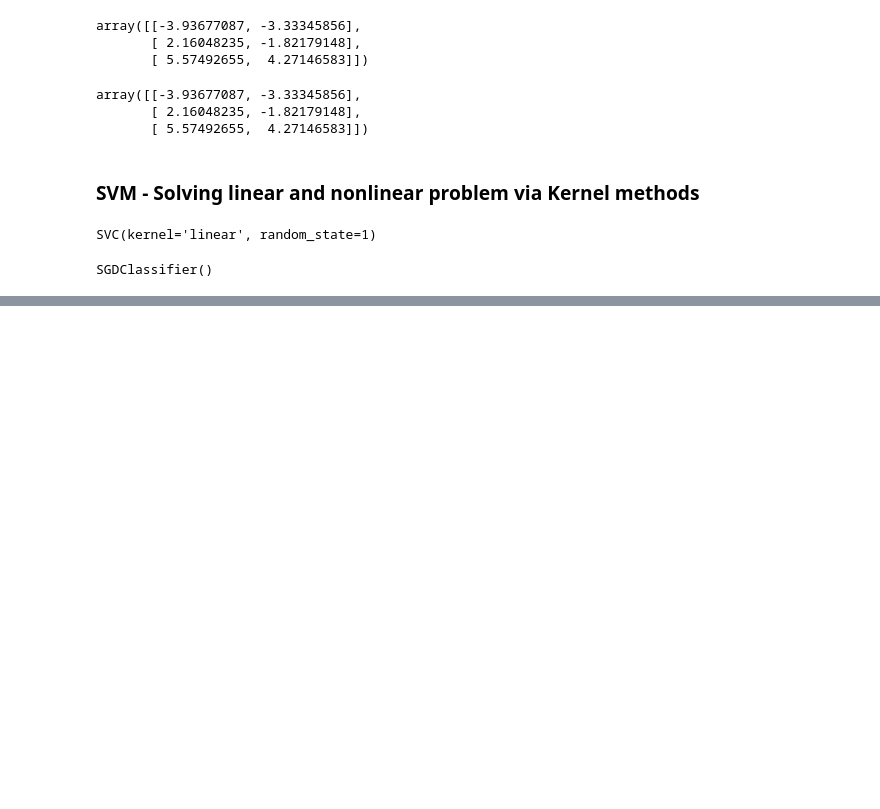
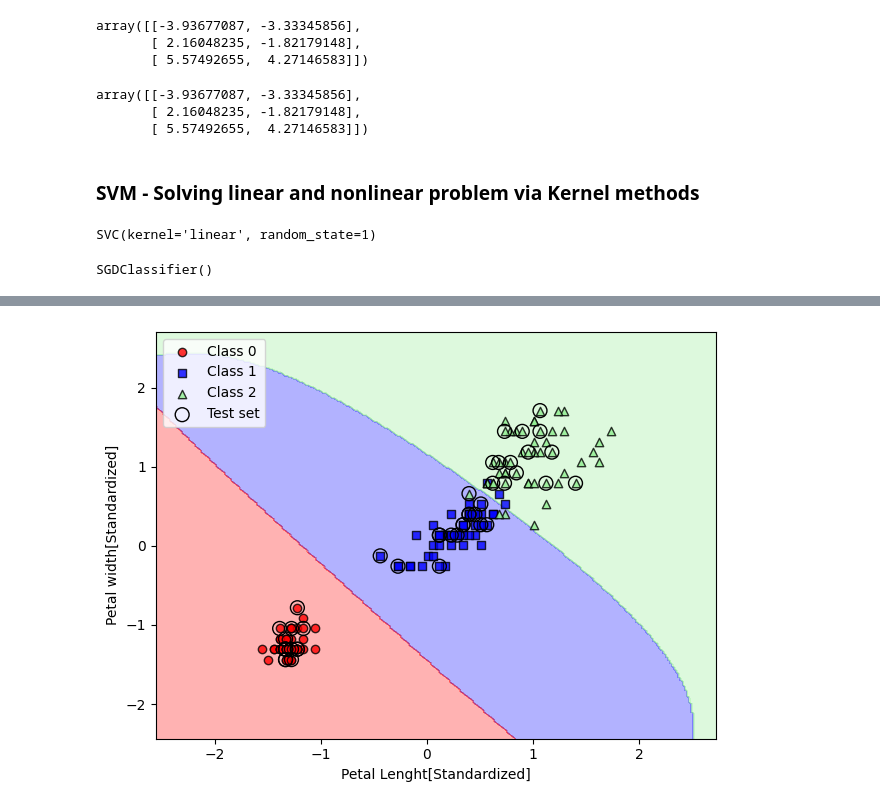
Before and after one commit to MonuSingh16/code-practice-courses-books, a Jupyter notebook: machine-learning-python/ch03-scikit-learn-classifiers.ipynb, the cells around one changed output, grey strips where cells are left out. Cells and saved outputs as stored; diff of their text form; code cells hidden in the pictures; blank space fills up the shorter version.

```diff
--- a/machine-learning-python/ch03-scikit-learn-classifiers.ipynb
+++ b/machine-learning-python/ch03-scikit-learn-classifiers.ipynb
@@ -279,0 +355,19 @@ SGDClassifier()
+# %%
+X_combined_std = np.vstack((X_train_std, X_test_std))
+y_combined = np.hstack((y_train, y_test))
+
+svm = SVC(kernel='rbf', random_state=1, gamma=0.2, C=1.0)
+# gamma can be understood as a cut off parameter for gaussian sphere
+# if we increase value of Y we increase sphere of influence or reach of training examples
+# leads to tighter or bumpier decision boundary
+svm.fit(X_train_std, y_train)
+
+plot_decision_regions(X_combined_std, y_combined, classifier=svm,
+                      test_idx=range(105, 150))
+plt.xlabel('Petal Lenght[Standardized]')
+plt.ylabel('Petal width[Standardized]')
+plt.legend(loc='upper left')
+plt.tight_layout()
+plt.show()
+# %% [output]
+[figure, added]
```
Also changed, not shown: parts of 4 cells of this notebook.
